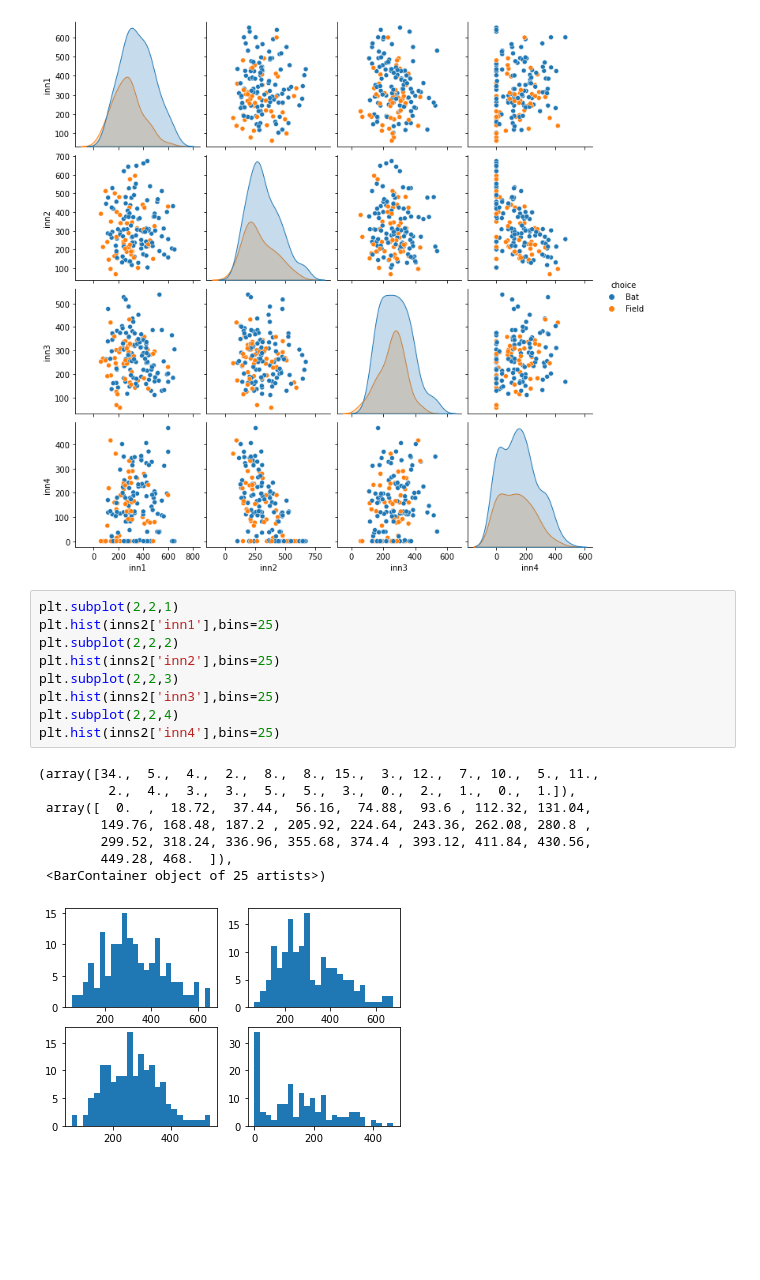
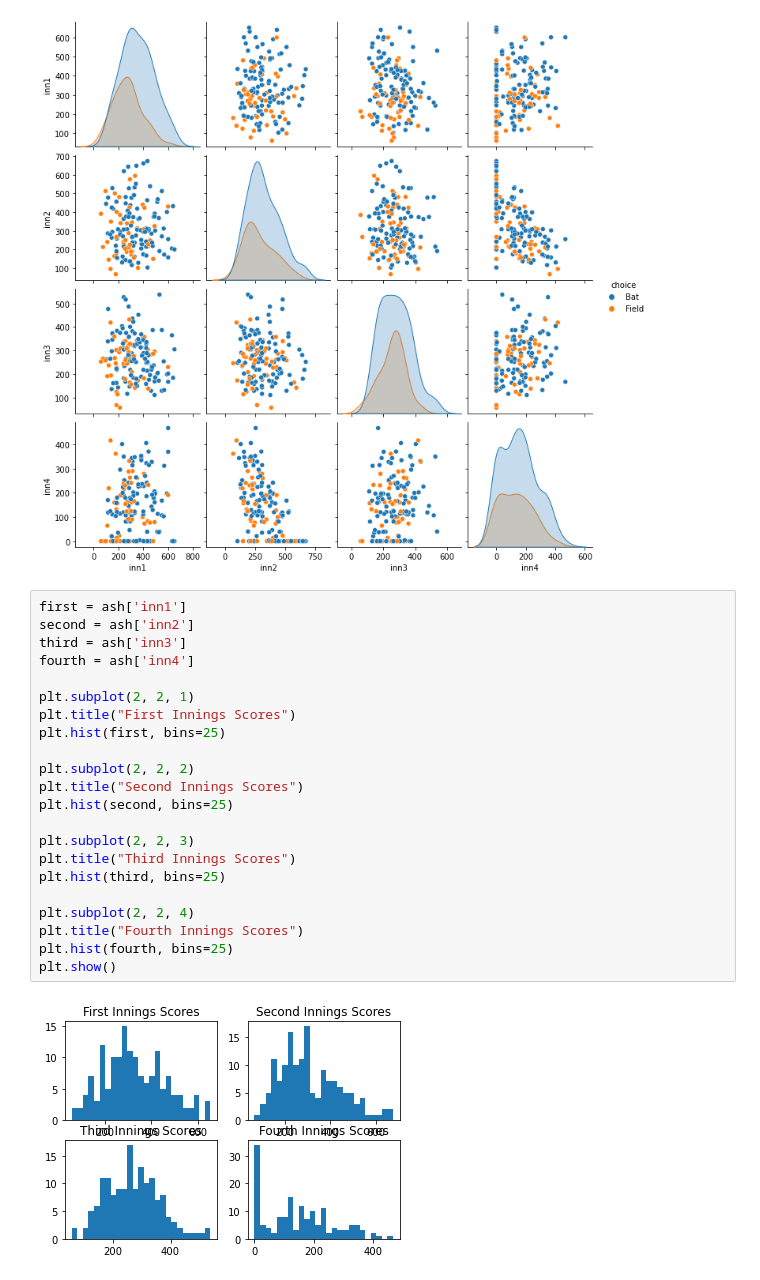
Before and after one commit to kiehozero/atu-progda-assignment, a Jupyter notebook: assignment.ipynb, the cells around one changed output. Saved outputs shown, nothing was run; the diff lists cells and outputs as text; blank space fills up the shorter version.

Commit message:
Innings plots, notes around coin toss, plan for next steps

```diff
--- a/assignment.ipynb
+++ b/assignment.ipynb
@@ -120,22 +139,28 @@ sns.pairplot(inns2,hue='choice')
 <seaborn.axisgrid.PairGrid at 0x...>
 [figure]
 # %%
-plt.subplot(2,2,1)
-plt.hist(inns2['inn1'],bins=25)
-plt.subplot(2,2,2)
-plt.hist(inns2['inn2'],bins=25)
-plt.subplot(2,2,3)
-plt.hist(inns2['inn3'],bins=25)
-plt.subplot(2,2,4)
-plt.hist(inns2['inn4'],bins=25)
+first = ash['inn1']
+second = ash['inn2']
+third = ash['inn3']
+fourth = ash['inn4']
+
+plt.subplot(2, 2, 1)
+plt.title("First Innings Scores")
+plt.hist(first, bins=25)
+
+plt.subplot(2, 2, 2)
+plt.title("Second Innings Scores")
+plt.hist(second, bins=25)
+
+plt.subplot(2, 2, 3)
+plt.title("Third Innings Scores")
+plt.hist(third, bins=25)
+
+plt.subplot(2, 2, 4)
+plt.title("Fourth Innings Scores")
+plt.hist(fourth, bins=25)
+plt.show()
 # %% [output]
-(array([34.,  5.,  4.,  2.,  8.,  8., 15.,  3., 12.,  7., 10.,  5., 11.,
-         2.,  4.,  3.,  3.,  5.,  5.,  3.,  0.,  2.,  1.,  0.,  1.]),
- array([  0.  ,  18.72,  37.44,  56.16,  74.88,  93.6 , 112.32, 131.04,
-        149.76, 168.48, 187.2 , 205.92, 224.64, 243.36, 262.08, 280.8 ,
-        299.52, 318.24, 336.96, 355.68, 374.4 , 393.12, 411.84, 430.56,
-        449.28, 468.  ]),
- <BarContainer object of 25 artists>)
-[figure, old version]
+[figure, new version]
 # %% [markdown]
 Tomorrow: plot toss, result separately?
```
Also changed, not shown: parts of 10 cells of this notebook, 2 other files.
